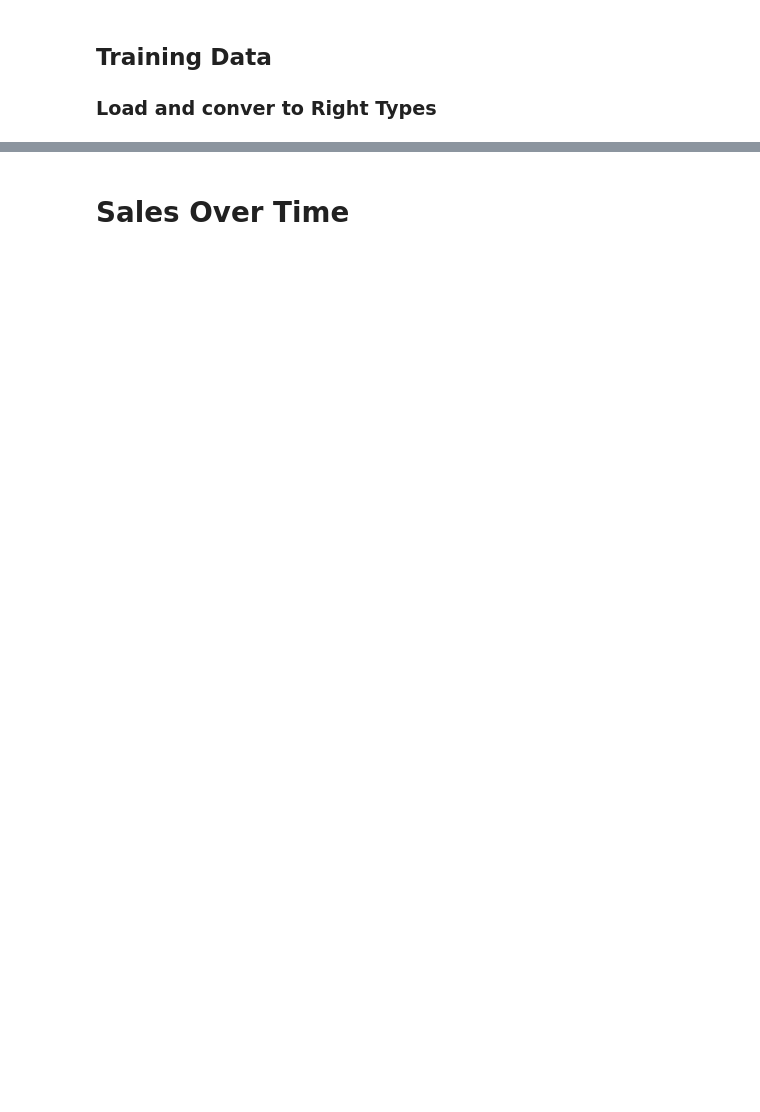
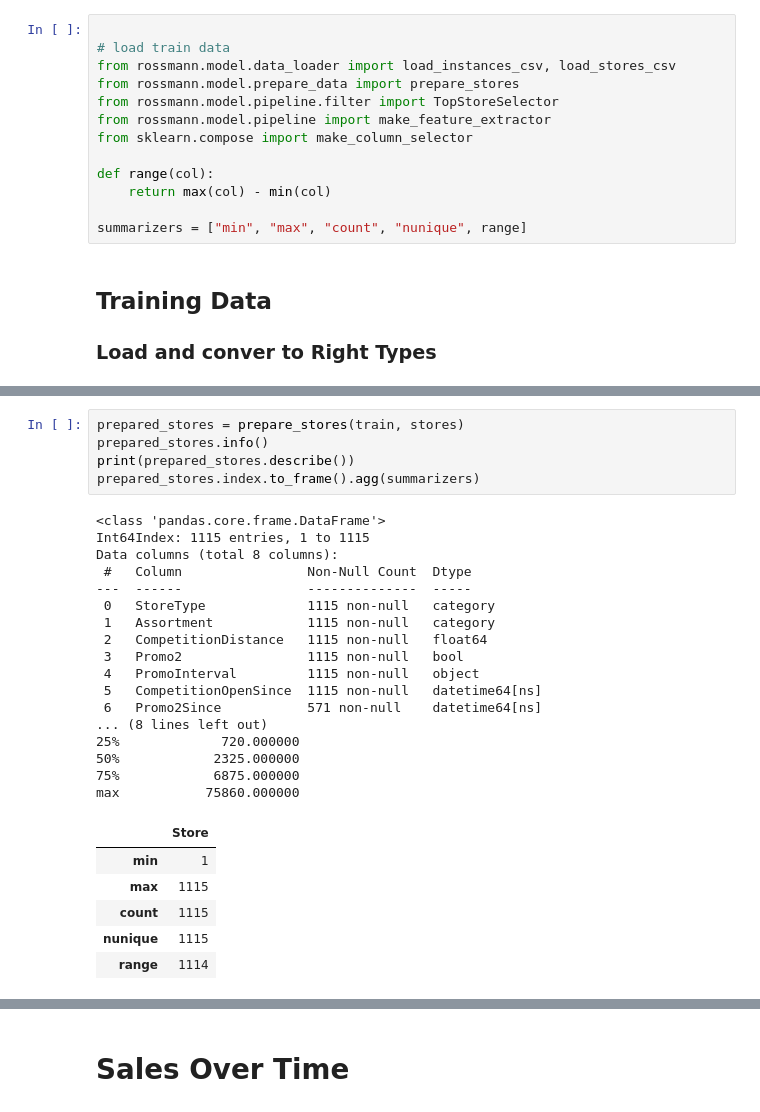
Before and after one commit to deichbrise/assessment-max, a Jupyter notebook: rossmann/model/EDA.ipynb, the cells around one changed output, grey strips where cells are left out. Saved outputs shown, nothing was run; the diff lists cells and outputs as text; blank space fills up the shorter version.

```diff
--- a/rossmann/model/EDA.ipynb
+++ b/rossmann/model/EDA.ipynb
@@ -64,3 +37,16 @@ columns_types = {
+# %%
+
+# load train data
+from rossmann.model.data_loader import load_instances_csv, load_stores_csv
+from rossmann.model.prepare_data import prepare_stores
+from rossmann.model.pipeline.filter import TopStoreSelector
+from rossmann.model.pipeline import make_feature_extractor
+from sklearn.compose import make_column_selector
+
+def range(col):
+    return max(col) - min(col)
+
+summarizers = ["min", "max", "count", "nunique", range]
 # %% [markdown]
 ## Training Data
 ### Load and conver to Right Types
@@ -209,0 +60,29 @@ data = data.drop(["CompetitionOpenSince"], axis=1)
+# %%
+prepared_stores = prepare_stores(train, stores)
+prepared_stores.info()
+print(prepared_stores.describe())
+prepared_stores.index.to_frame().agg(summarizers)
+# %% [output]
+<class 'pandas.core.frame.DataFrame'>
+Int64Index: 1115 entries, 1 to 1115
+Data columns (total 8 columns):
+ #   Column                Non-Null Count  Dtype
+---  ------                --------------  -----
+ 0   StoreType             1115 non-null   category
+ 1   Assortment            1115 non-null   category
+ 2   CompetitionDistance   1115 non-null   float64
+ 3   Promo2                1115 non-null   bool
+ 4   PromoInterval         1115 non-null   object
+ 5   CompetitionOpenSince  1115 non-null   datetime64[ns]
+ 6   Promo2Since           571 non-null    datetime64[ns]
+... (8 lines left out)
+25%             720.000000
+50%            2325.000000
+75%            6875.000000
+max           75860.000000
+|  | Store |
+| min | 1 |
+| max | 1115 |
+| count | 1115 |
+| nunique | 1115 |
+| range | 1114 |
```
Also changed, not shown: parts of 35 cells of this notebook, 9 other files.
